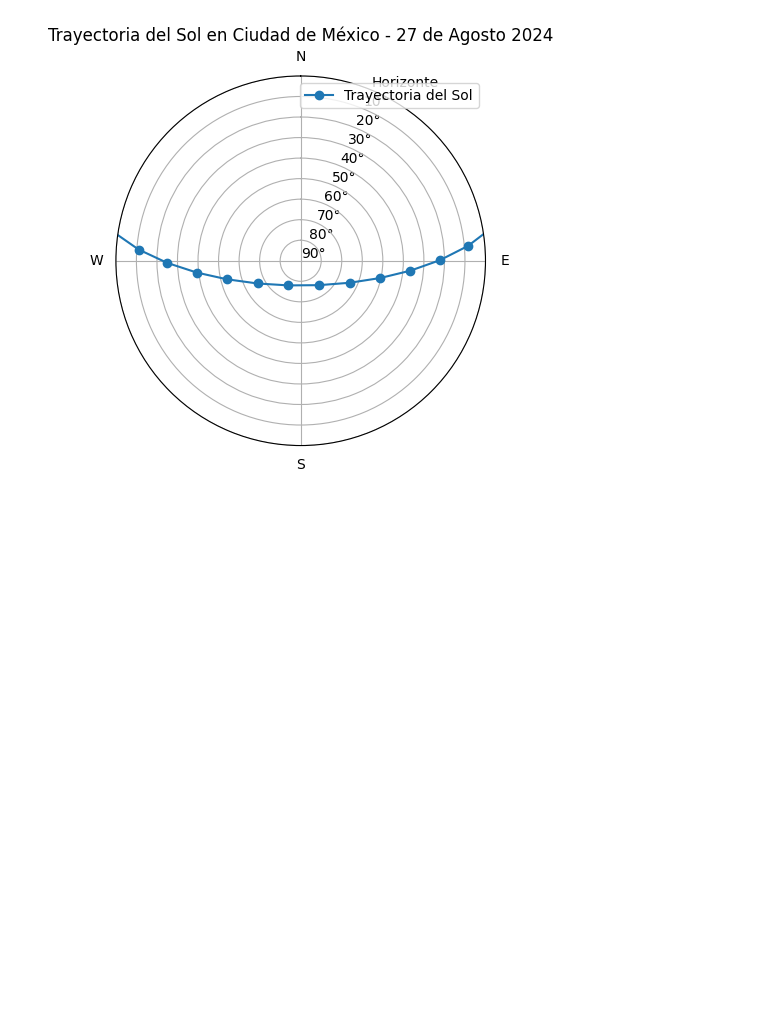
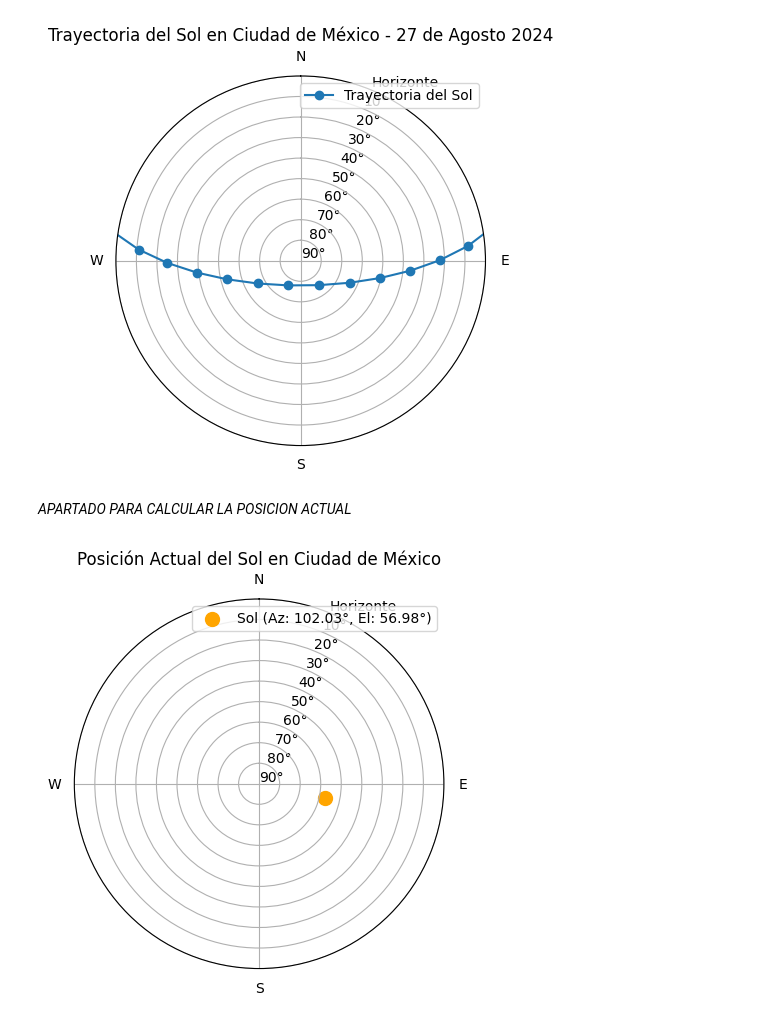
Before and after one commit to snappiermars/SunAE, a Jupyter notebook: sunae.ipynb, the cells around one changed output. Cells and saved outputs as stored; diff of their text form; code cells hidden in the pictures; blank space fills up the shorter version.

Commit message:
Se agrego la funcionalidad de calcular la posicion actual automaticamente)

```diff
--- a/sunae.ipynb
+++ b/sunae.ipynb
@@ -115,3 +116,45 @@ plt.legend()
 plt.show()
 # %% [output]
 [figure]
+# %% [markdown]
+*APARTADO PARA CALCULAR LA POSICION ACTUAL*
+# %%
+# Obtener la fecha y hora actual
+now = datetime.datetime.utcnow()
+
+# Convertir la fecha actual a formato necesario
+year = now.year
+day_of_year = now.timetuple().tm_yday
+hour = now.hour + now.minute / 60 + now.second / 3600  # Hora en UTC decimal
+
+# Latitud y longitud de Ciudad de México
+lat = 19.4326  # Latitud de Ciudad de México
+long = -99.1332  # Longitud de Ciudad de México
+
+# Calcular la posición actual del Sol
+az, el = sunae(year, day_of_year, hour, lat, long)
+# %%
+# Graficar la posición actual
+fig = plt.figure()
+ax = fig.add_subplot(111, polar=True)
+ax.set_theta_direction(-1)  # Direccion del azimut
+ax.set_theta_offset(math.pi / 2.0)  # 0 grados apunta al norte
+
+# Convertir ángulo a radianes para graficar en coordenadas polares
+az_rad = math.radians(az)
+el_rad = 90 - el  # Elevar el ángulo (para que 90° sea en el horizonte)
+
+ax.scatter(az_rad, el_rad, c='orange', s=100, label=f'Sol (Az: {az:.2f}°, El: {el:.2f}°)')
+
+# Configuración de la gráfica
+ax.set_ylim(0, 90)
+ax.set_yticks(range(0, 91, 10))
+ax.set_yticklabels(['90°', '80°', '70°', '60°', '50°', '40°', '30°', '20°', '10°', 'Horizonte'])
+ax.set_xticks([0, math.pi/2, math.pi, 3*math.pi/2])
+ax.set_xticklabels(['N', 'E', 'S', 'W'])
+ax.set_title('Posición Actual del Sol en Ciudad de México')
+
+plt.legend()
+plt.show()
+# %% [output]
+[figure, added]
```
Also changed, not shown: parts of 1 cell of this notebook.
